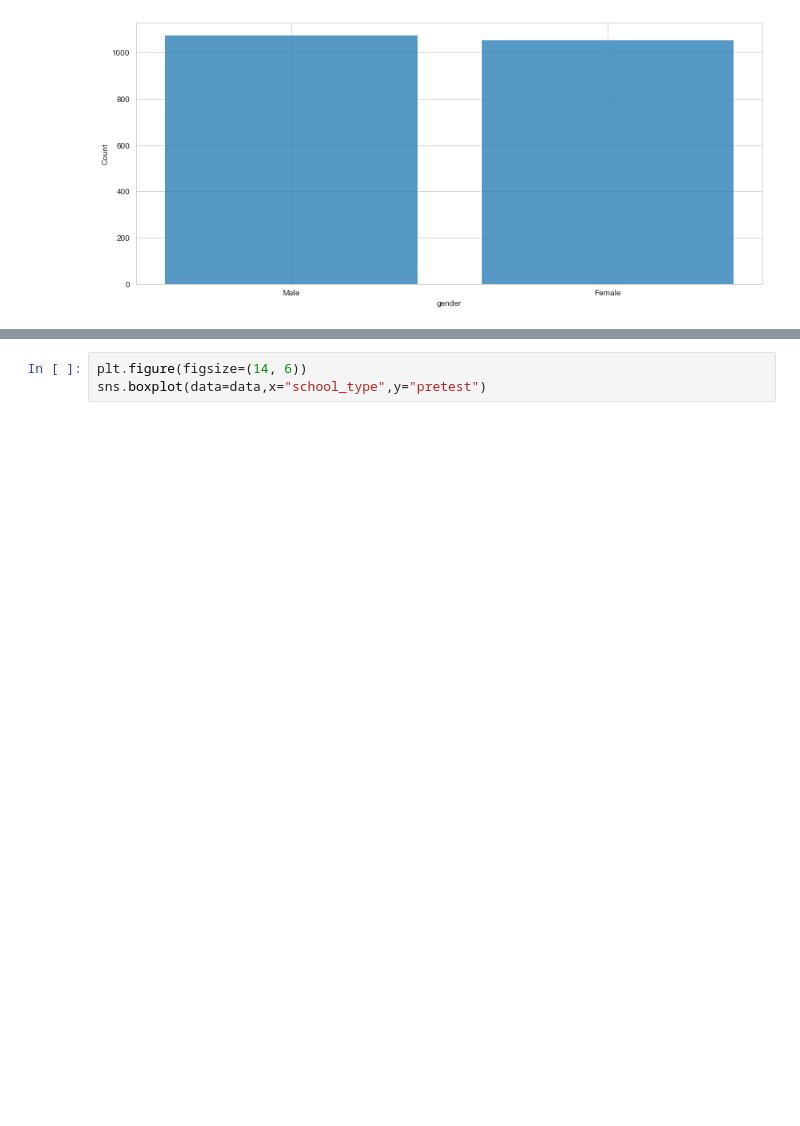
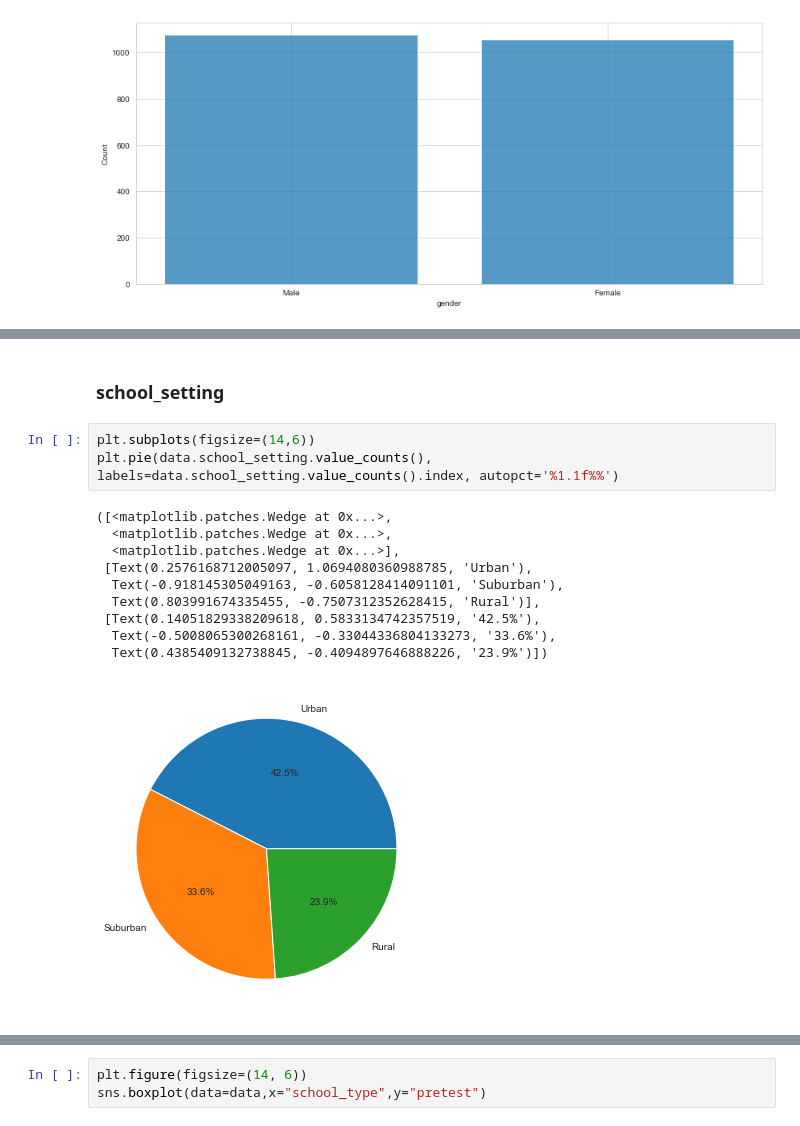
Before and after one commit to tolgarecep/test-scores, a Jupyter notebook: test-scores.ipynb, the cells around one changed output, grey strips where cells are left out. Drawn from its saved outputs; the diff is of its cells as text; blank space fills up the shorter version.

```diff
--- a/test-scores.ipynb
+++ b/test-scores.ipynb
@@ -62,3 +66,19 @@ sns.boxplot(data=data, x="school", y="pretest", whis=np.inf).tick_params(labelsi
+# %% [markdown]
+<h3>school_setting</h3>
+# %%
+plt.subplots(figsize=(14,6))
+plt.pie(data.school_setting.value_counts(), labels=data.school_setting.value_counts().index, autopct='%1.1f%%')
+# %% [output]
+([<matplotlib.patches.Wedge at 0x...>,
+  <matplotlib.patches.Wedge at 0x...>,
+  <matplotlib.patches.Wedge at 0x...>],
+ [Text(0.2576168712005097, 1.0694080360988785, 'Urban'),
+  Text(-0.918145305049163, -0.6058128414091101, 'Suburban'),
+  Text(0.803991674335455, -0.7507312352628415, 'Rural')],
+ [Text(0.14051829338209618, 0.5833134742357519, '42.5%'),
+  Text(-0.5008065300268161, -0.33044336804133273, '33.6%'),
+  Text(0.4385409132738845, -0.4094897646888226, '23.9%')])
+[figure, added]
 # %%
 plt.subplots(figsize=(14, 6))
 sns.boxplot(data=data,x="school_setting",y="pretest")
```
Also changed, not shown: parts of 35 cells of this notebook.
